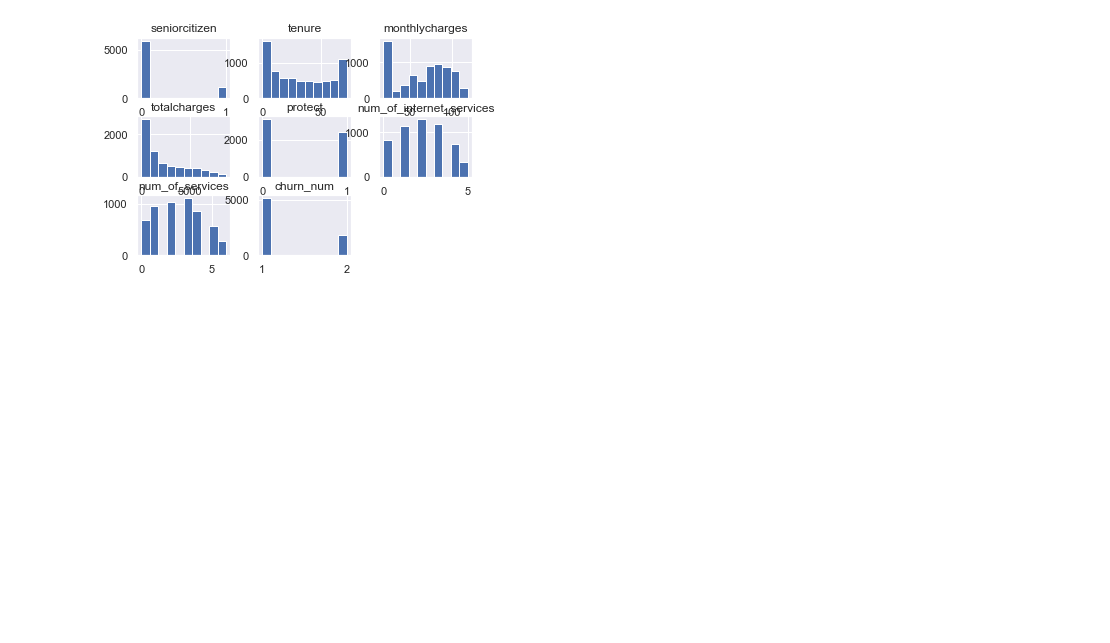
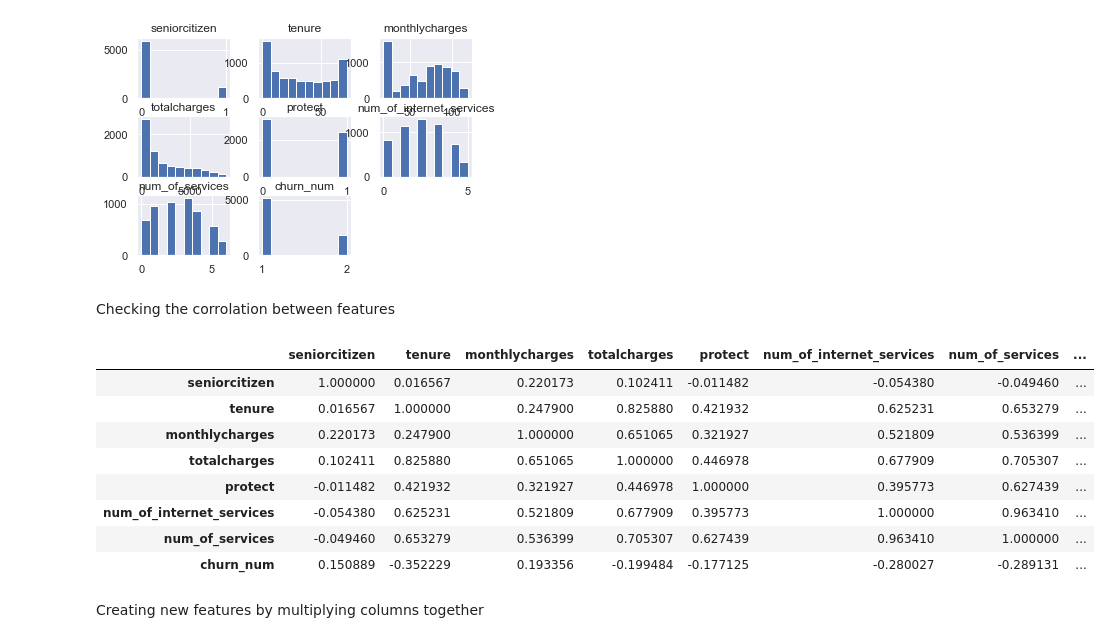
Before and after one commit to GriffinRiner/bsc-phase-three-project, a Jupyter notebook: notebooks/exploratory/Griffin/Warren_copy.ipynb, the cells around one changed output. Drawn from its saved outputs; the diff is of its cells as text; code cells hidden in the pictures; blank space fills up the shorter version.

```diff
--- a/notebooks/exploratory/Griffin/Warren_copy.ipynb
+++ b/notebooks/exploratory/Griffin/Warren_copy.ipynb
@@ -333,3 +350,19 @@ array([[<AxesSubplot:title={'center':'seniorcitizen'}>,
         <AxesSubplot:title={'center':'churn_num'}>, <AxesSubplot:>]],
       dtype=object)
 [figure]
+# %% [markdown]
+Checking the corrolation between features
+# %%
+df.corr()
+# %% [output]
+|  | seniorcitizen | tenure | monthlycharges | totalcharges | protect | num_of_internet_services | num_of_services | ... |
+| seniorcitizen | 1.000000 | 0.016567 | 0.220173 | 0.102411 | -0.011482 | -0.054380 | -0.049460 | ... |
+| tenure | 0.016567 | 1.000000 | 0.247900 | 0.825880 | 0.421932 | 0.625231 | 0.653279 | ... |
+| monthlycharges | 0.220173 | 0.247900 | 1.000000 | 0.651065 | 0.321927 | 0.521809 | 0.536399 | ... |
+| totalcharges | 0.102411 | 0.825880 | 0.651065 | 1.000000 | 0.446978 | 0.677909 | 0.705307 | ... |
+| protect | -0.011482 | 0.421932 | 0.321927 | 0.446978 | 1.000000 | 0.395773 | 0.627439 | ... |
+| num_of_internet_services | -0.054380 | 0.625231 | 0.521809 | 0.677909 | 0.395773 | 1.000000 | 0.963410 | ... |
+| num_of_services | -0.049460 | 0.653279 | 0.536399 | 0.705307 | 0.627439 | 0.963410 | 1.000000 | ... |
+| churn_num | 0.150889 | -0.352229 | 0.193356 | -0.199484 | -0.177125 | -0.280027 | -0.289131 | ... |
+# %% [markdown]
+Creating new features by multiplying columns together
```
Also changed, not shown: parts of 18 cells of this notebook, 11 other files.
